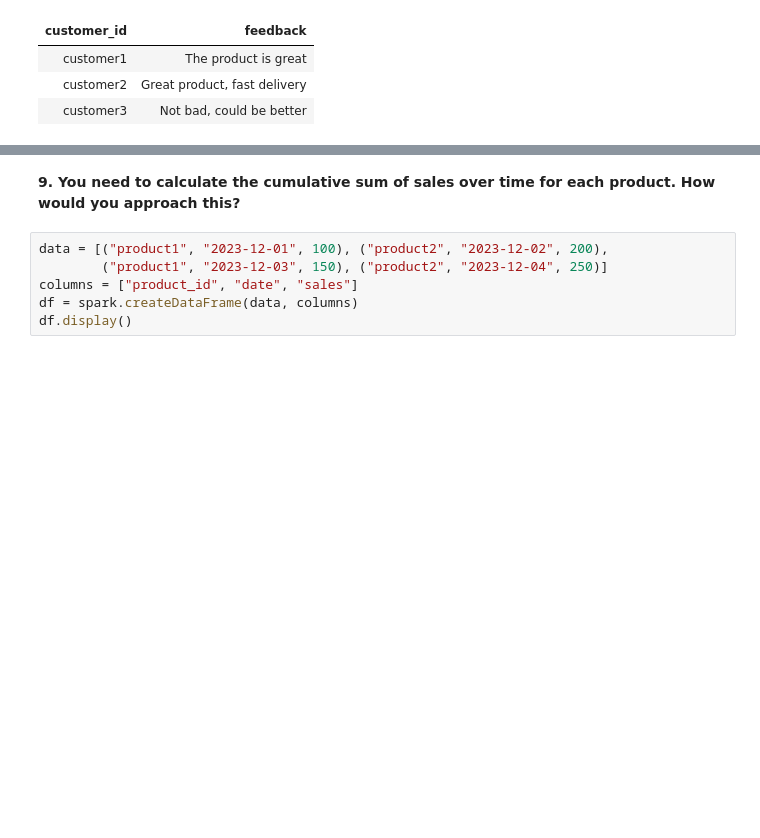
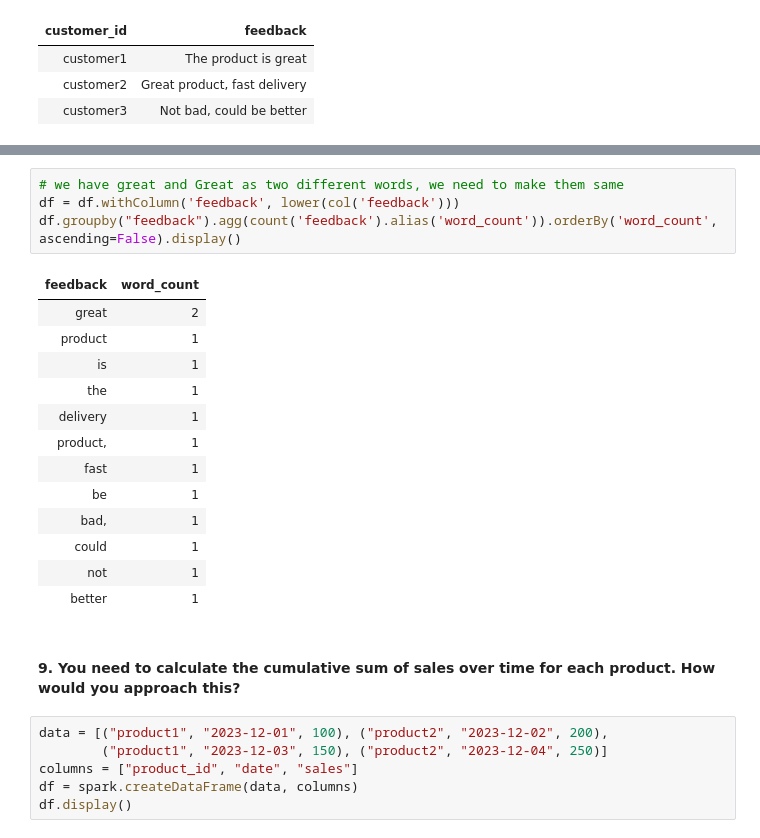
Before and after one commit to Abishek0710/Interview-Questions-Preparation, a Jupyter notebook: Pyspark Interview Qns/PySpark Interview.ipynb, the cells around one changed output, grey strips where cells are left out. Drawn from its saved outputs; the diff is of its cells as text; blank space fills up the shorter version.

```diff
--- a/Pyspark Interview Qns/PySpark Interview.ipynb
+++ b/Pyspark Interview Qns/PySpark Interview.ipynb
@@ -97,5 +277,23 @@ df.display()
+# %%
+# we have great and Great as two different words, we need to make them same
+df = df.withColumn('feedback', lower(col('feedback')))
+df.groupby("feedback").agg(count('feedback').alias('word_count')).orderBy('word_count', ascending=False).display()
+# %% [output]
+| feedback | word_count |
+| great | 2 |
+| product | 1 |
+| is | 1 |
+| the | 1 |
+| delivery | 1 |
+| product, | 1 |
+| fast | 1 |
+| be | 1 |
+| bad, | 1 |
+| could | 1 |
+| not | 1 |
+| better | 1 |
 # %% [markdown]
-**9. You need to calculate the cumulative sum of sales over time for each product. How would you approach this?**
+#### **9. You need to calculate the cumulative sum of sales over time for each product. How would you approach this?**
 # %%
 data = [("product1", "2023-12-01", 100), ("product2", "2023-12-02", 200),
         ("product1", "2023-12-03", 150), ("product2", "2023-12-04", 250)]
```
Also changed, not shown: parts of 82 cells of this notebook.
